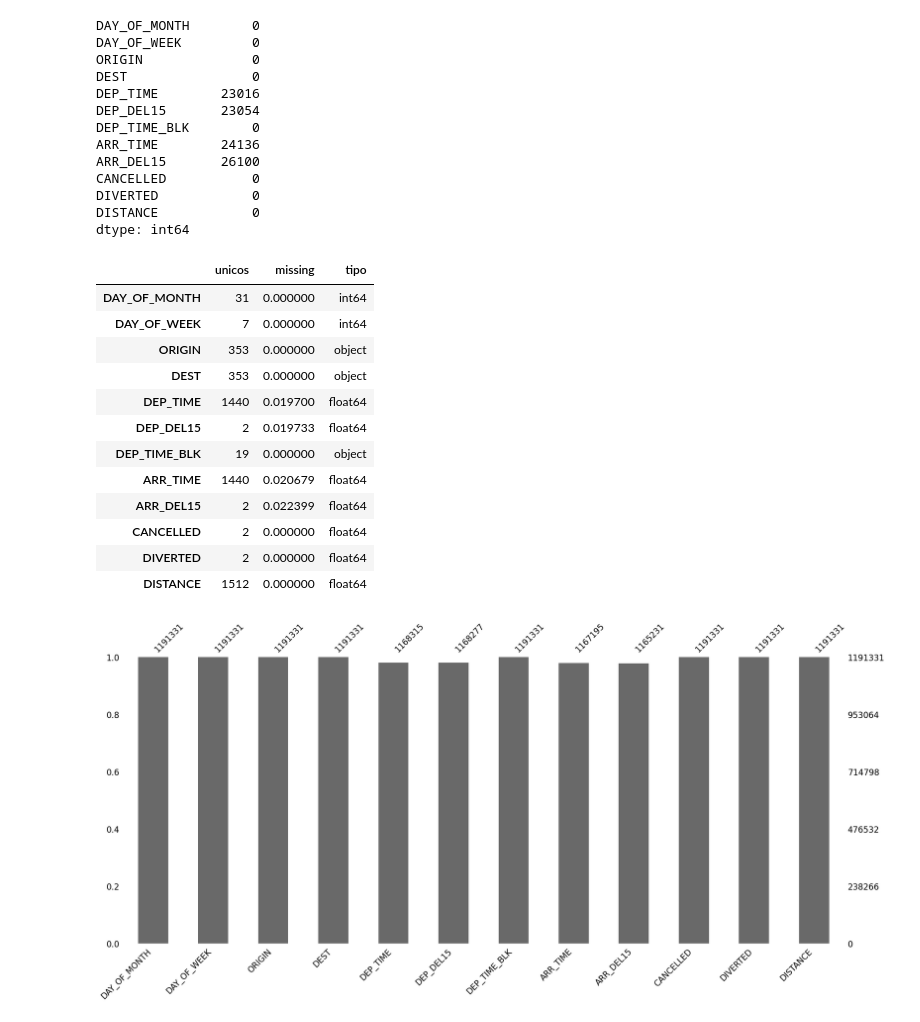
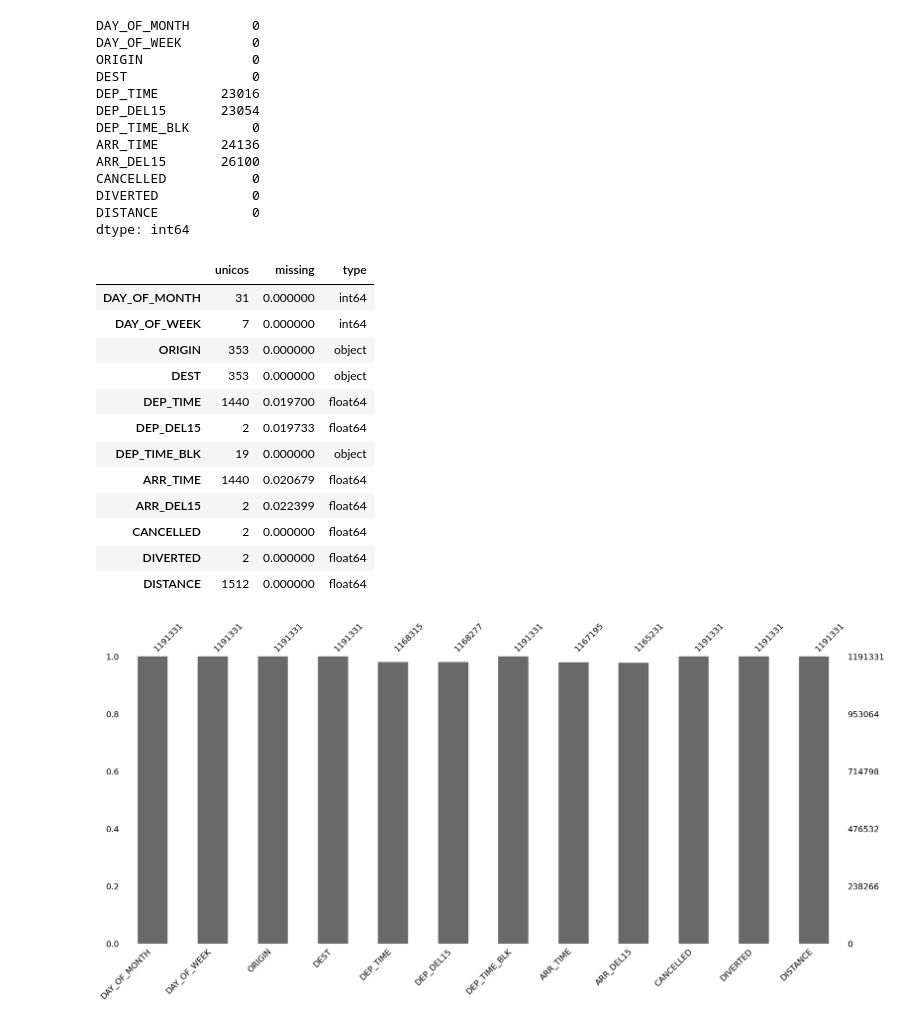
Before and after one commit to AbdlhMhmd/Flight_Delay_Prediction, a Jupyter notebook: Flight Delay Source Code.ipynb, the cells around one changed output. Cells and saved outputs as stored; diff of their text form; code cells hidden in the pictures.

```diff
--- a/Flight Delay Source Code.ipynb
+++ b/Flight Delay Source Code.ipynb
@@ -44,7 +11,7 @@ import seaborn as sns
 import missingno as msno
 # %%
 # The data is uploaded to my local machine and I read it as CSV file
-df19 = pd.read_csv('Jan_2019_ontime.csv')
+df19 = pd.read_csv(r"C:\Users\C.A\@ ML Projects\Time Series Flight Delay Prediction\Jan_2019_ontime.csv")
 df19.head()
 # %% [output]
 |  | DAY_OF_MONTH | DAY_OF_WEEK | OP_UNIQUE_CARRIER | OP_CARRIER_AIRLINE_ID | OP_CARRIER | TAIL_NUM | ... |
@@ -56,7 +23,7 @@ df19.head()
 5 rows × 22 columns
 # %%
 # The data is uploaded to my local machine and I read it as CSV file
-df20 = pd.read_csv('Jan_2020_ontime.csv')
+df20 = pd.read_csv(r"C:\Users\C.A\@ ML Projects\Time Series Flight Delay Prediction\Jan_2020_ontime.csv")
 df20.head()
 # %% [output]
 |  | DAY_OF_MONTH | DAY_OF_WEEK | OP_UNIQUE_CARRIER | OP_CARRIER_AIRLINE_ID | OP_CARRIER | TAIL_NUM | ... |
@@ -177,10 +145,10 @@ dtype: int64
 # %%
 #Dataframe summary
 pd.DataFrame({'unicos':dfa.nunique(),
               'missing': dfa.isna().sum()/dfa.count(),
-              'tipo':dfa.dtypes})
+              'type':dfa.dtypes})
 # %% [output]
-|  | unicos | missing | tipo |
+|  | unicos | missing | type |
 | DAY_OF_MONTH | 31 | 0.000000 | int64 |
 | DAY_OF_WEEK | 7 | 0.000000 | int64 |
 | ORIGIN | 353 | 0.000000 | object |
```
Also changed, not shown: parts of 13 cells of this notebook.
